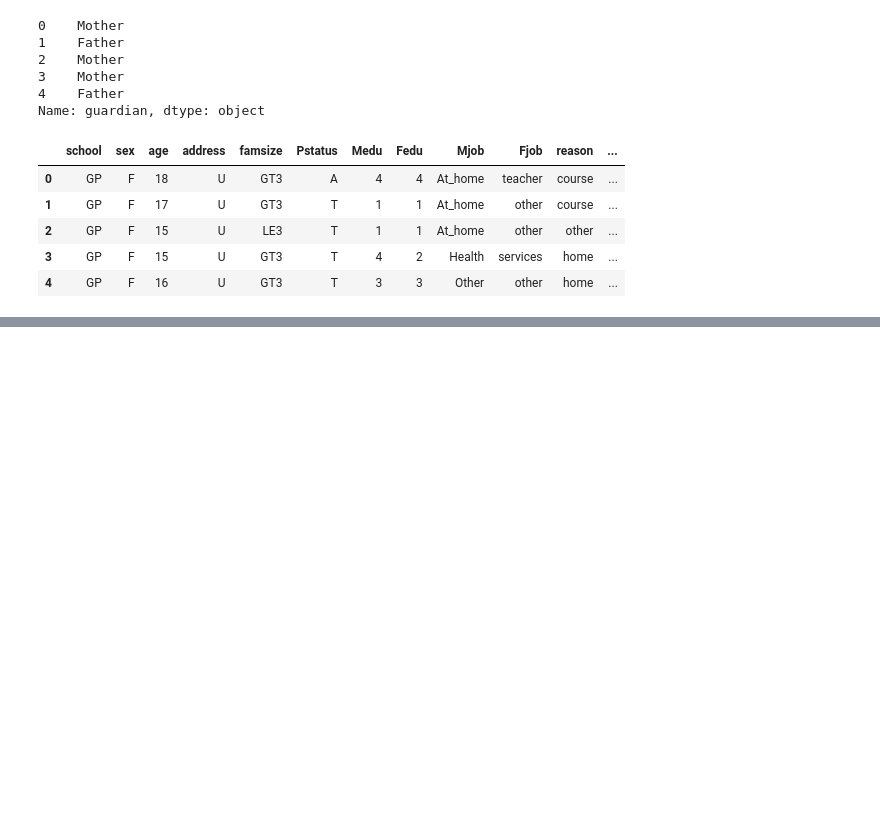
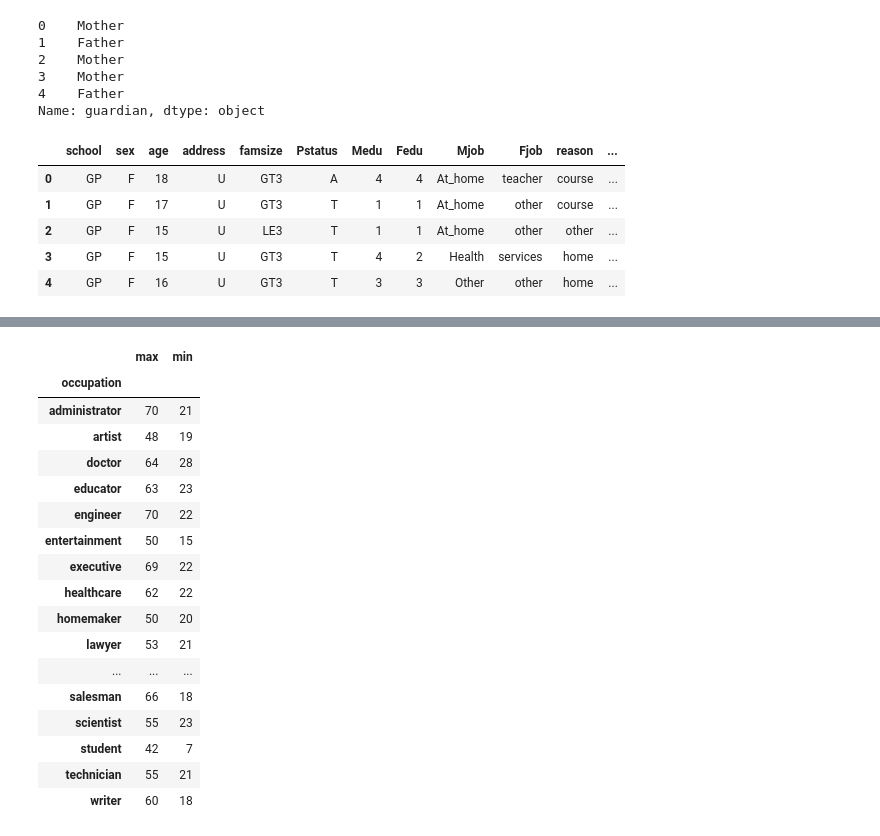
Before and after one commit to gitaukamau/pydata, a Jupyter notebook: day3ex.ipynb, the cells around one changed output, grey strips where cells are left out. Cells and saved outputs as stored; diff of their text form; code cells hidden in the pictures; blank space fills up the shorter version.

```diff
--- a/day3ex.ipynb
+++ b/day3ex.ipynb
@@ -82,0 +128,22 @@ modified.head()
+# %%
+#For each occupation, calculate the minimum and maximum ages
+users.groupby('occupation')['age'].aggregate(['max','min'])
+# %% [output]
+|  | max | min |
+| occupation |  |  |
+| administrator | 70 | 21 |
+| artist | 48 | 19 |
+| doctor | 64 | 28 |
+| educator | 63 | 23 |
+| engineer | 70 | 22 |
+| entertainment | 50 | 15 |
+| executive | 69 | 22 |
+| healthcare | 62 | 22 |
+| homemaker | 50 | 20 |
+| lawyer | 53 | 21 |
+| ... | ... | ... |
+| salesman | 66 | 18 |
+| scientist | 55 | 23 |
+| student | 42 | 7 |
+| technician | 55 | 21 |
+| writer | 60 | 18 |
```
Also changed, not shown: parts of 19 cells of this notebook.
